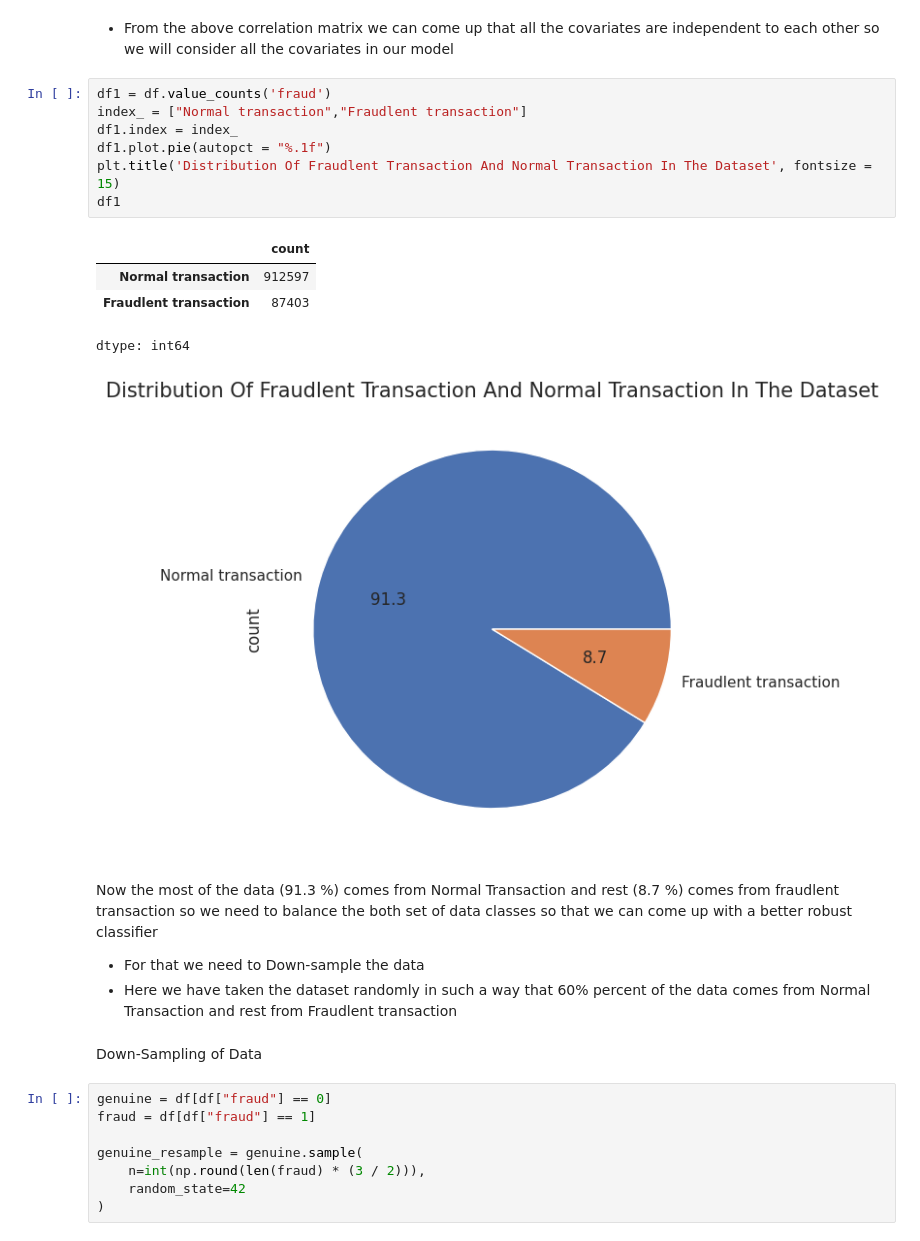
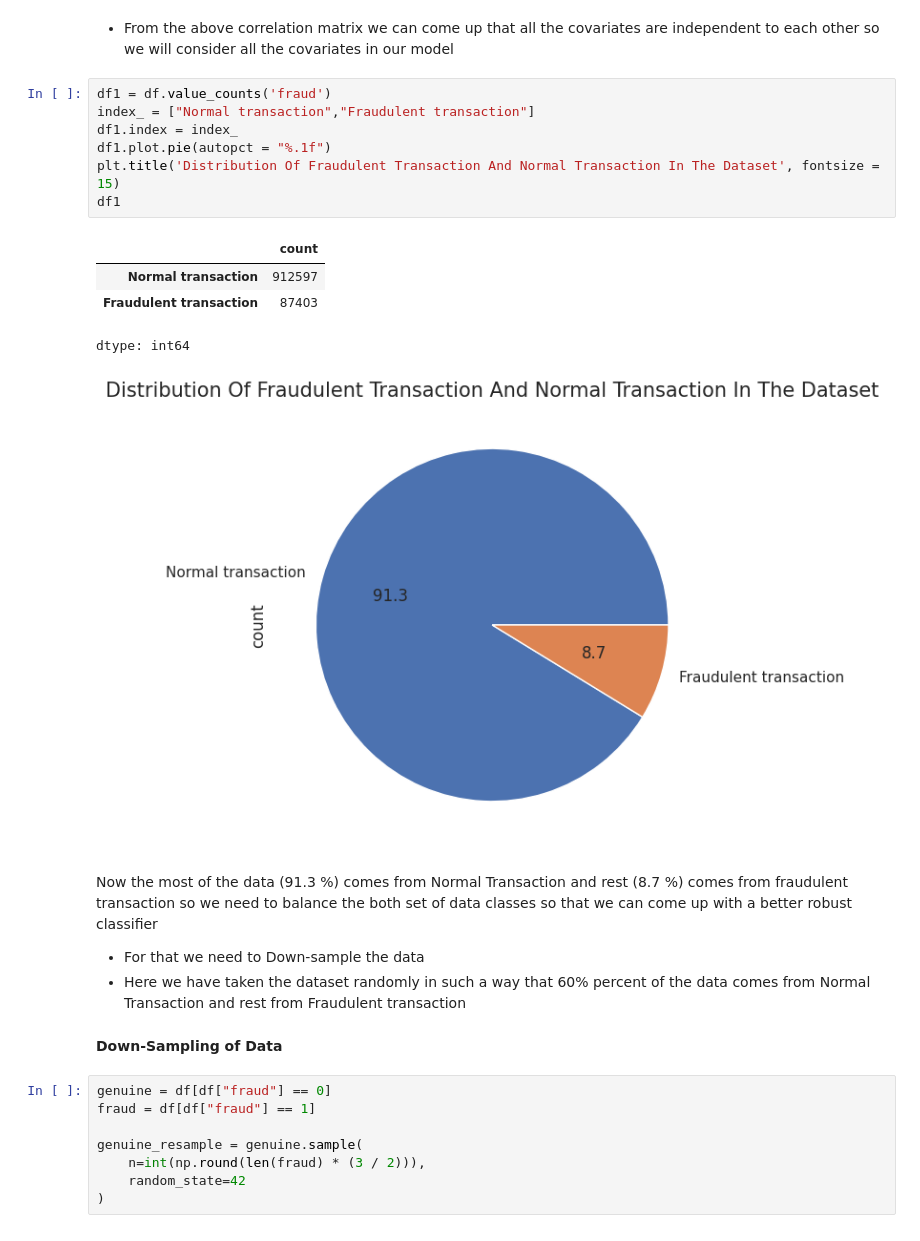
Before and after one commit to Madhurima-Ghosh18/credit-card-fraud-detection, a Jupyter notebook: credit_card_fraud_detection.ipynb, the cells around one changed output. Cells and saved outputs as stored; diff of their text form.

```diff
--- a/credit_card_fraud_detection.ipynb
+++ b/credit_card_fraud_detection.ipynb
@@ -100,25 +100,24 @@ plt.show()
 *   From the above correlation matrix we can come up that all the covariates are independent to each other so we will consider all the covariates in our model
 # %%
 df1 = df.value_counts('fraud')
-index_ = ["Normal transaction","Fraudlent transaction"]
+index_ = ["Normal transaction","Fraudulent transaction"]
 df1.index = index_
 df1.plot.pie(autopct = "%.1f")
-plt.title('Distribution Of Fraudlent Transaction And Normal Transaction In The Dataset', fontsize = 15)
+plt.title('Distribution Of Fraudulent Transaction And Normal Transaction In The Dataset', fontsize = 15)
 df1
 # %% [output]
 |  | count |
 | Normal transaction | 912597 |
-| Fraudlent transaction | 87403 |
+| Fraudulent transaction | 87403 |
 dtype: int64
-[figure, old version]
+[figure, new version]
 # %% [markdown]
-Now the most of the data (91.3 %) comes from Normal Transaction and rest (8.7 %) comes from fraudlent transaction so we need to balance the both set of data classes so that we can come up with a better robust classifier
-
+Now the most of the data (91.3 %) comes from Normal Transaction and rest (8.7 %) comes from fraudulent transaction so we need to balance the both set of data classes so that we can come up with a better robust classifier
 
 *   For that we need to Down-sample the data
-*   Here we have taken the dataset randomly in such a way that 60% percent of the data comes from Normal Transaction and rest from Fraudlent transaction
+*   Here we have taken the dataset randomly in such a way that 60% percent of the data comes from Normal Transaction and rest from Fraudulent transaction
 # %% [markdown]
-Down-Sampling of Data
+**Down-Sampling of Data**
 # %%
 genuine = df[df["fraud"] == 0]
 fraud = df[df["fraud"] == 1]
```
Also changed, not shown: parts of 16 cells of this notebook.
